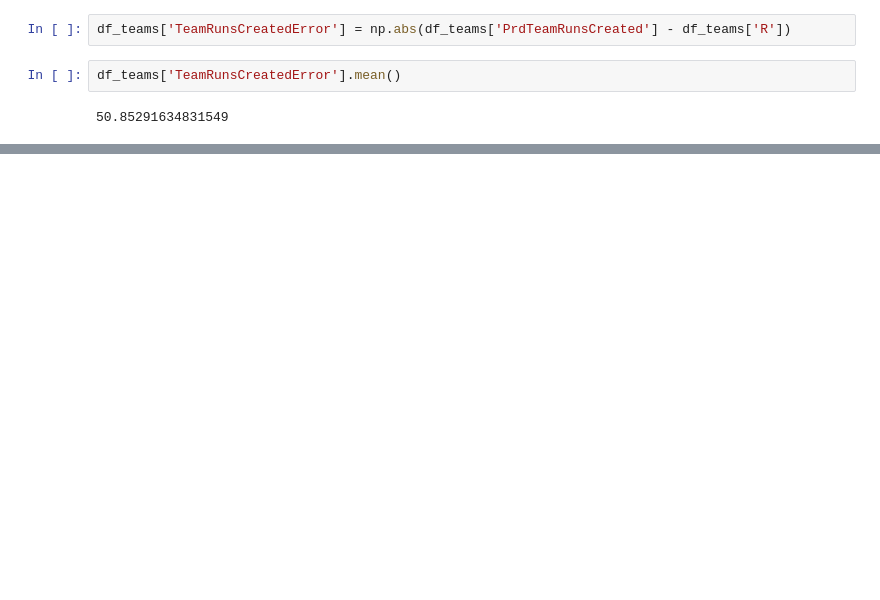
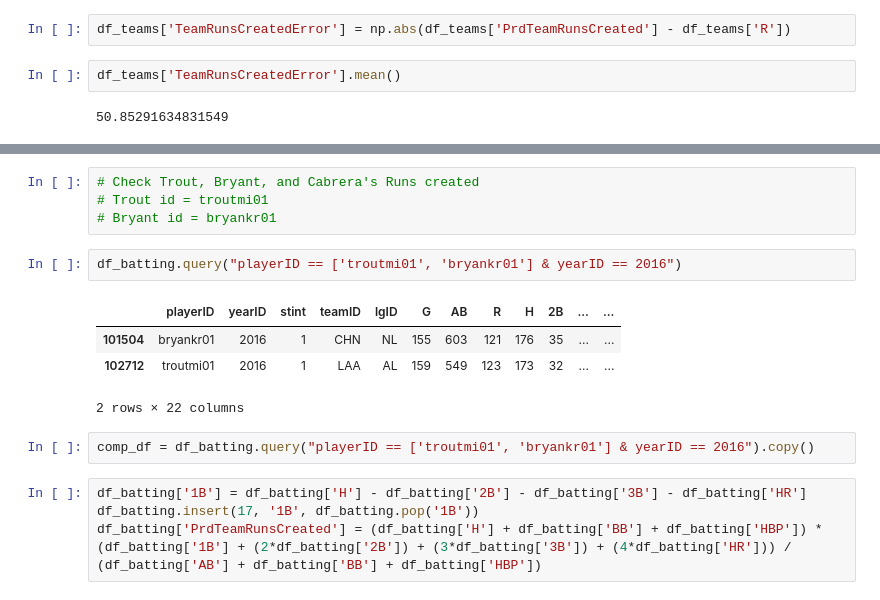
Before and after one commit to Sturner21/Data-Science-Projects, a Jupyter notebook: Mathletics Recreation/Chapter 2.ipynb, the cells around one changed output, grey strips where cells are left out. Cells and saved outputs as stored; diff of their text form; blank space fills up the shorter version.

```diff
--- a/Mathletics Recreation/Chapter 2.ipynb
+++ b/Mathletics Recreation/Chapter 2.ipynb
@@ -45,0 +54,17 @@ df_teams['TeamRunsCreatedError'].mean()
+# %%
+# Check Trout, Bryant, and Cabrera's Runs created
+# Trout id = troutmi01
+# Bryant id = bryankr01
+# %%
+df_batting.query("playerID == ['troutmi01', 'bryankr01'] & yearID == 2016")
+# %% [output]
+|  | playerID | yearID | stint | teamID | lgID | G | AB | R | H | 2B | ... | ... |
+| 101504 | bryankr01 | 2016 | 1 | CHN | NL | 155 | 603 | 121 | 176 | 35 | ... | ... |
+| 102712 | troutmi01 | 2016 | 1 | LAA | AL | 159 | 549 | 123 | 173 | 32 | ... | ... |
+2 rows × 22 columns
+# %%
+comp_df = df_batting.query("playerID == ['troutmi01', 'bryankr01'] & yearID == 2016").copy()
+# %%
+df_batting['1B'] = df_batting['H'] - df_batting['2B'] - df_batting['3B'] - df_batting['HR']
+df_batting.insert(17, '1B', df_batting.pop('1B'))
+df_batting['PrdTeamRunsCreated'] = (df_batting['H'] + df_batting['BB'] + df_batting['HBP']) * (df_batting['1B'] + (2*df_batting['2B']) + (3*df_batting['3B']) + (4*df_batting['HR'])) / (df_batting['AB'] + df_batting['BB'] + df_batting['HBP'])
```
Also changed, not shown: parts of 15 cells of this notebook, 2 other files.
